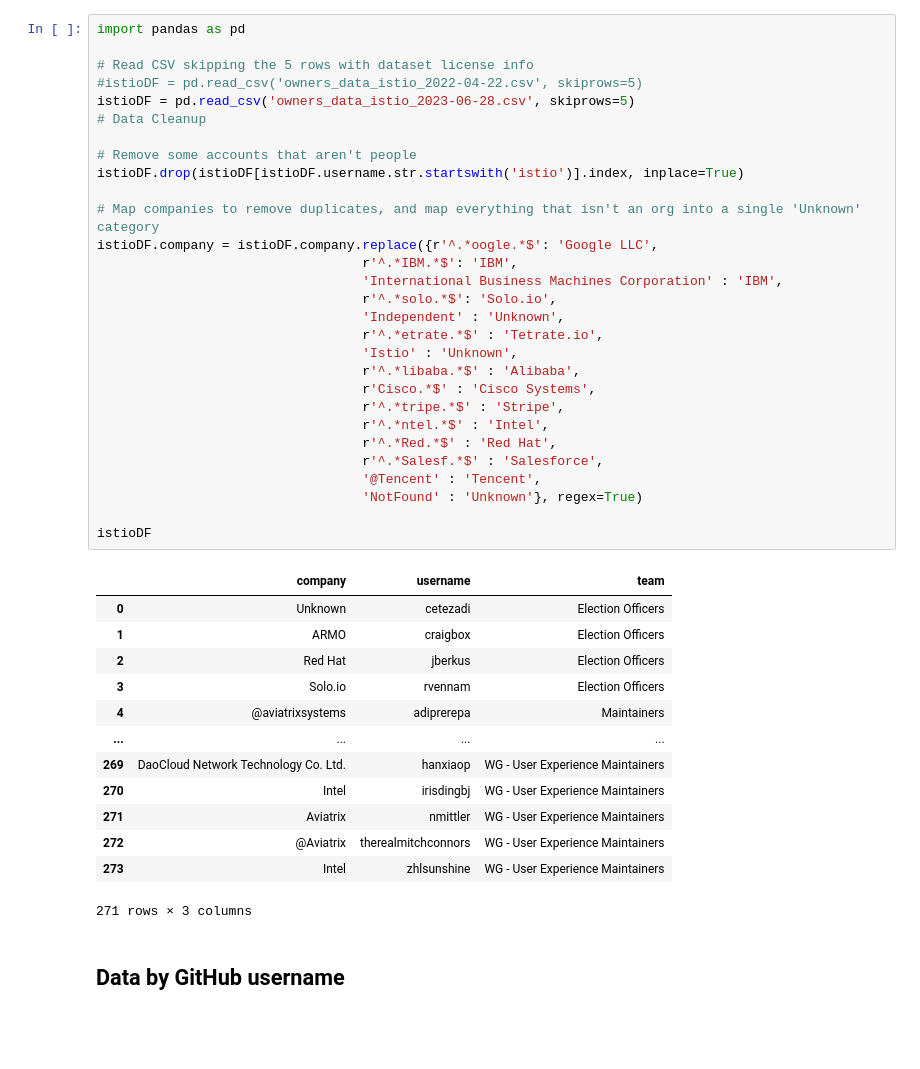
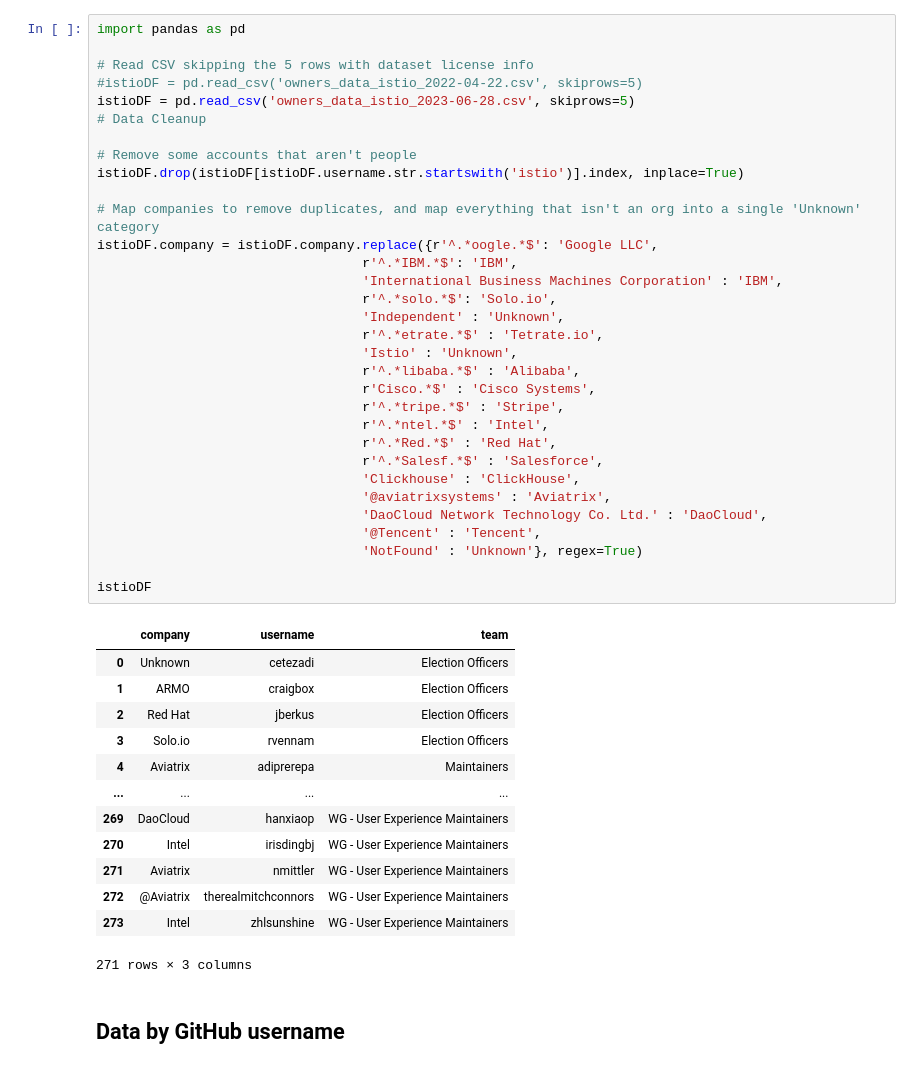
Before and after one commit to geekygirldawn/k8s_data, a Jupyter notebook: datasets/Istio_Leadership_Analysis.ipynb, the cells around one changed output. Saved outputs shown, nothing was run; the diff lists cells and outputs as text; blank space fills up the shorter version.

```diff
--- a/datasets/Istio_Leadership_Analysis.ipynb
+++ b/datasets/Istio_Leadership_Analysis.ipynb
@@ -29,36 +29,39 @@ import pandas as pd
 istioDF = pd.read_csv('owners_data_istio_2023-06-28.csv', skiprows=5)
 # Data Cleanup
 
 # Remove some accounts that aren't people
 istioDF.drop(istioDF[istioDF.username.str.startswith('istio')].index, inplace=True)
 
 # Map companies to remove duplicates, and map everything that isn't an org into a single 'Unknown' category
 istioDF.company = istioDF.company.replace({r'^.*oogle.*$': 'Google LLC',
                                   r'^.*IBM.*$': 'IBM',
                                   'International Business Machines Corporation' : 'IBM',
                                   r'^.*solo.*$': 'Solo.io',
                                   'Independent' : 'Unknown',
                                   r'^.*etrate.*$' : 'Tetrate.io',
                                   'Istio' : 'Unknown',
                                   r'^.*libaba.*$' : 'Alibaba',
                                   r'Cisco.*$' : 'Cisco Systems',
                                   r'^.*tripe.*$' : 'Stripe',
                                   r'^.*ntel.*$' : 'Intel',
                                   r'^.*Red.*$' : 'Red Hat',
                                   r'^.*Salesf.*$' : 'Salesforce',
+                                  'Clickhouse' : 'ClickHouse',
+                                  '@aviatrixsystems' : 'Aviatrix',
+                                  'DaoCloud Network Technology Co. Ltd.' : 'DaoCloud',
                                   '@Tencent' : 'Tencent',
                                   'NotFound' : 'Unknown'}, regex=True)
 
 istioDF
 # %% [output]
 |  | company | username | team |
 | 0 | Unknown | cetezadi | Election Officers |
 | 1 | ARMO | craigbox | Election Officers |
 | 2 | Red Hat | jberkus | Election Officers |
 | 3 | Solo.io | rvennam | Election Officers |
-| 4 | @aviatrixsystems | adiprerepa | Maintainers |
+| 4 | Aviatrix | adiprerepa | Maintainers |
 | ... | ... | ... | ... |
-| 269 | DaoCloud Network Technology Co. Ltd. | hanxiaop | WG - User Experience Maintainers |
+| 269 | DaoCloud | hanxiaop | WG - User Experience Maintainers |
 | 270 | Intel | irisdingbj | WG - User Experience Maintainers |
 | 271 | Aviatrix | nmittler | WG - User Experience Maintainers |
 | 272 | @Aviatrix | therealmitchconnors | WG - User Experience Maintainers |
```
Also changed, not shown: parts of 3 cells of this notebook, 1 other file.
